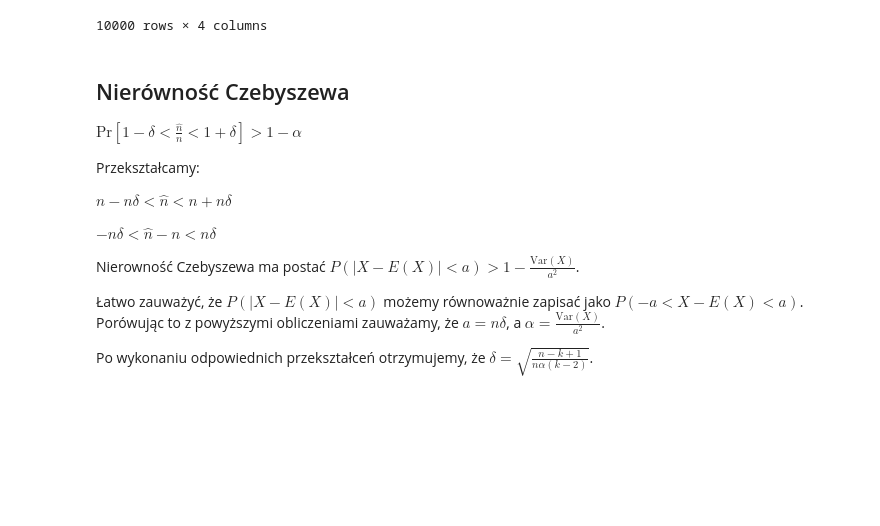
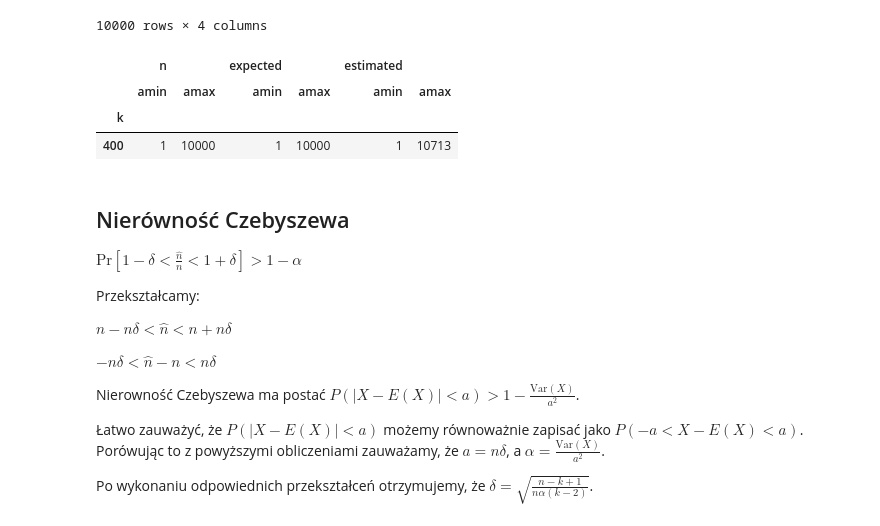
Before and after one commit to JakubGogola-IDENTT/analysis_of_algorithms, a Jupyter notebook: lab2/lab3.ipynb, the cells around one changed output. Drawn from its saved outputs; the diff is of its cells as text; code cells hidden in the pictures; blank space fills up the shorter version.

```diff
--- a/lab2/lab3.ipynb
+++ b/lab2/lab3.ipynb
@@ -150,6 +138,14 @@ data_7
 | 49998 | 400 | 9999 | 9999 | 10713 |
 | 49999 | 400 | 10000 | 10000 | 10713 |
 10000 rows × 4 columns
+# %%
+summary_7 = data_7.groupby('k').agg([np.min, np.max])
+summary_7
+# %% [output]
+|  | n |  | expected |  | estimated |  |
+|  | amin | amax | amin | amax | amin | amax |
+| k |  |  |  |  |  |  |
+| 400 | 1 | 10000 | 1 | 10000 | 1 | 10713 |
 # %% [markdown]
 ## Nierówność Czebyszewa
 
```
Also changed, not shown: parts of 4 cells of this notebook.
